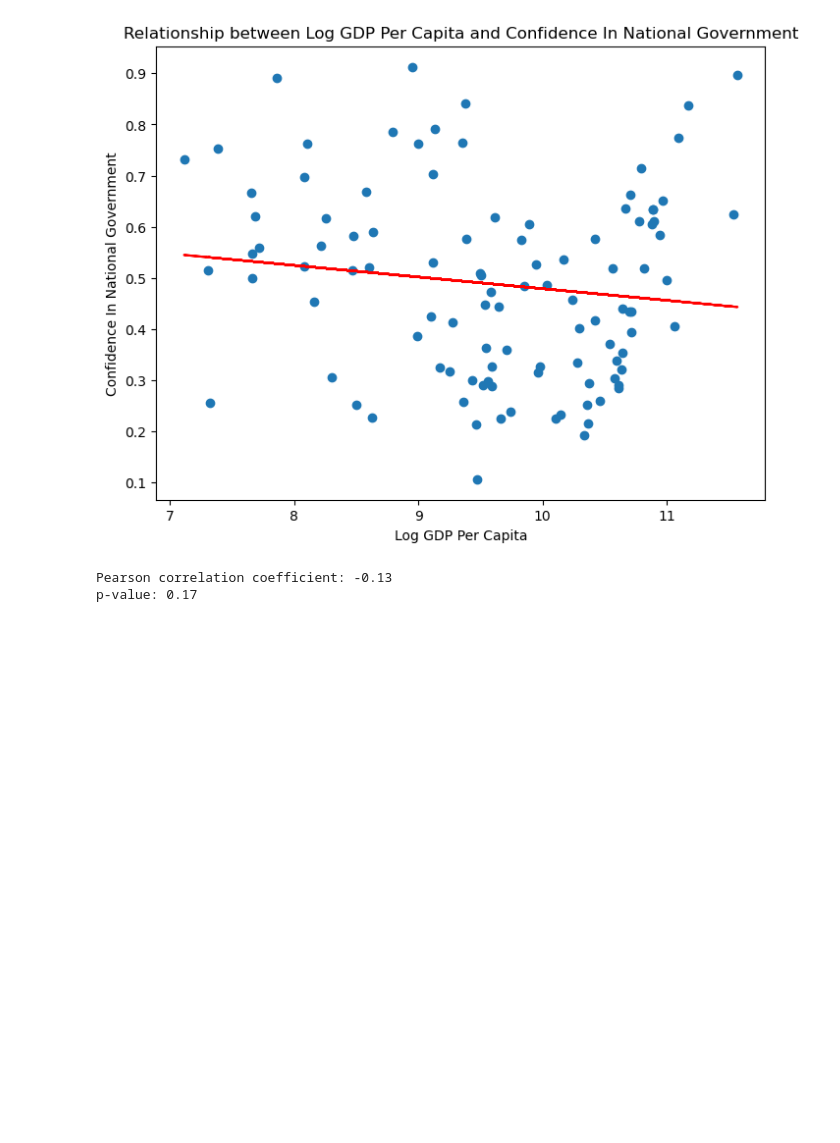
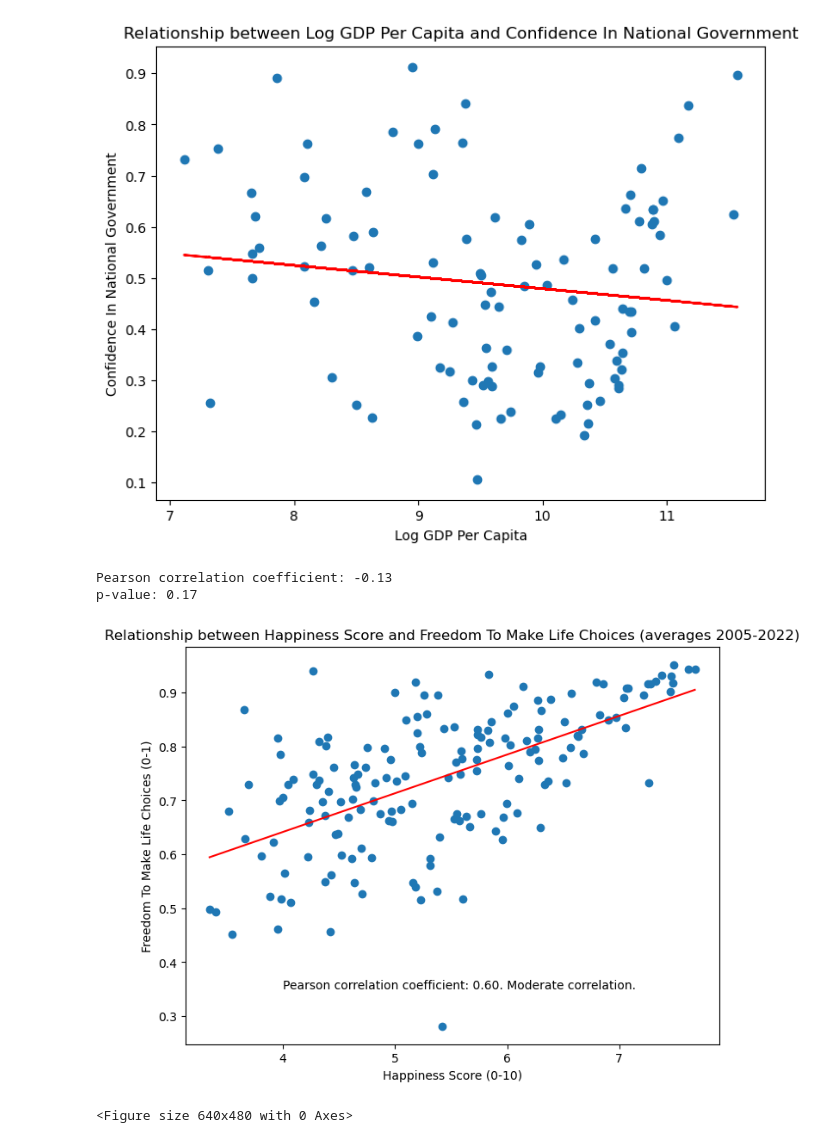
Before and after one commit to amylovesdogs/Group7Project1, a Jupyter notebook: happiness.ipynb, the cells around one changed output. Drawn from its saved outputs; the diff is of its cells as text; code cells hidden in the pictures; blank space fills up the shorter version.

Commit message:
added analysis between happiness and freedom to make choices

```diff
--- a/happiness.ipynb
+++ b/happiness.ipynb
@@ -476,3 +494,26 @@ print(f"p-value: {p_value:.2f}")
 # %% [output]
 Pearson correlation coefficient: -0.13
 p-value: 0.17
+# %%
+# Create a scatter plot to show the relationship between the Happiness Score and Freedom to make Life Choices
+# For each country, use their average scores
+plt.figure(figsize=(8, 6))
+ret = plt.scatter(averagesSorted['Life Ladder'], averagesSorted['Freedom To Make Life Choices'])
+plt.xlabel('Happiness Score (0-10)')
+plt.ylabel('Freedom To Make Life Choices (0-1)')
+plt.title('Relationship between Happiness Score and Freedom To Make Life Choices (averages 2005-2022)')
+
+# Perform linear regression on all data points
+x_values = averagesSorted['Life Ladder']
+y_values = averagesSorted['Freedom To Make Life Choices']
+corr = pearsonr(x_values, y_values)
+(slope, intercept, rvalue, pvalue, stderr) = linregress(x_values, y_values)
+regress_values = x_values * slope + intercept
+plt.plot(x_values, regress_values,"r-")
+anno_text = f"Pearson correlation coefficient: {corr.statistic:.2f}. Moderate correlation."
+plt.annotate(anno_text, (4,.35))
+plt.show()
+plt.savefig("Output/Freedom")
+# %% [output]
+[figure, added]
+<Figure size 640x480 with 0 Axes>
```
Also changed, not shown: parts of 4 cells of this notebook.
